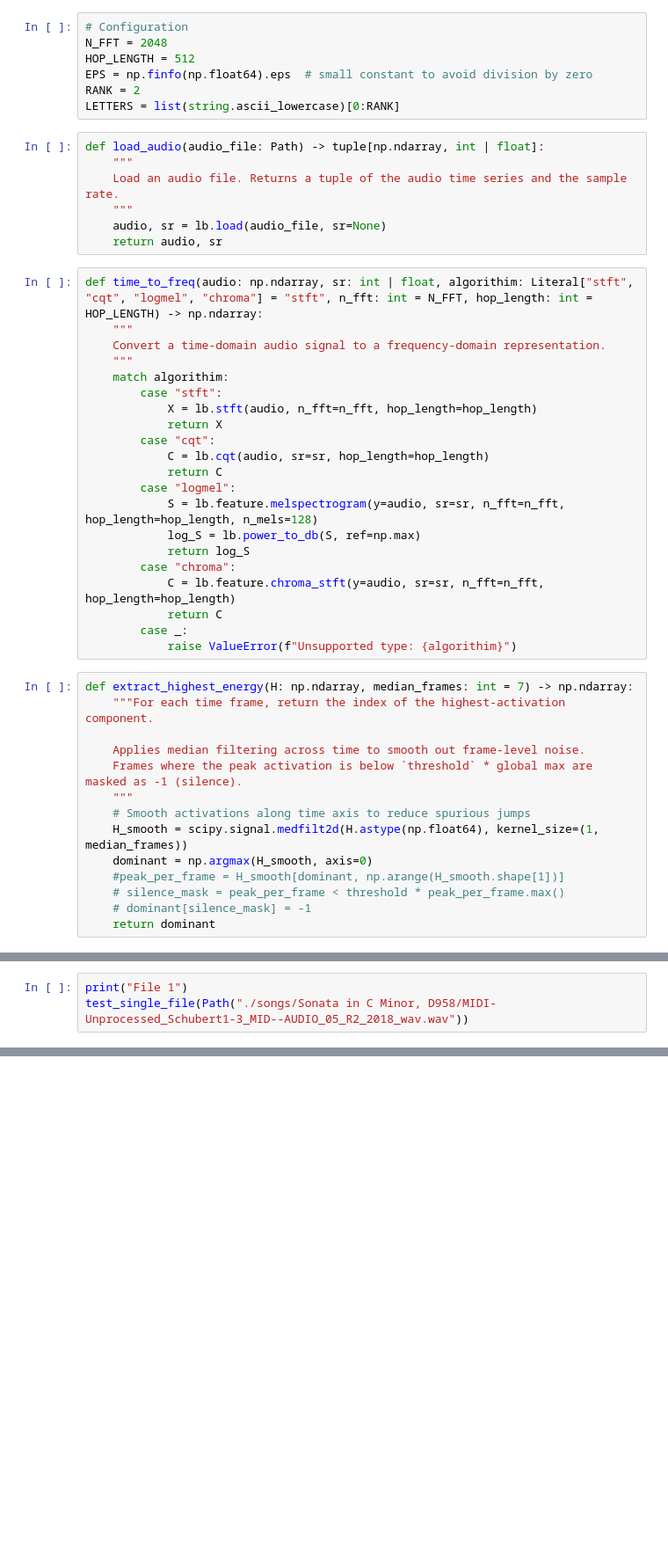
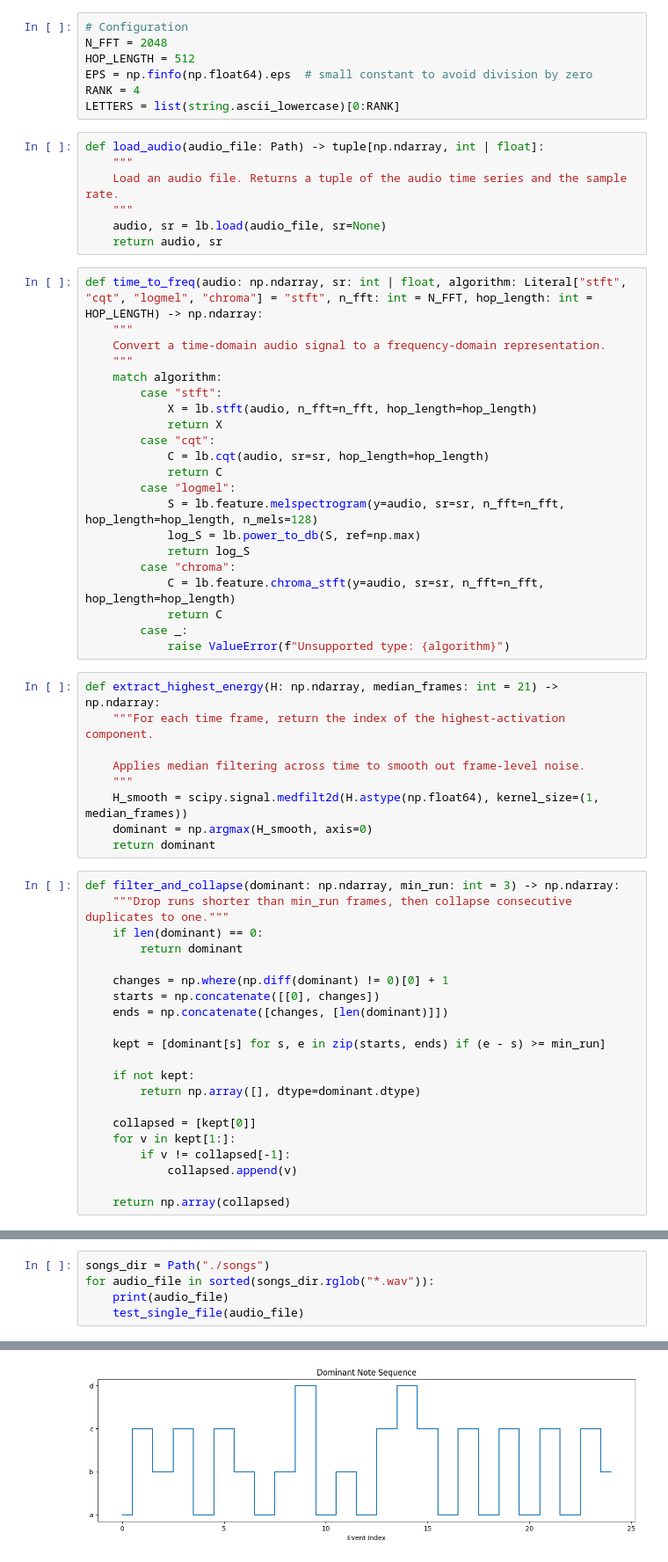
Before and after one commit to tlilygren/E207_final, a Jupyter notebook: E207_newFinal.ipynb, the cells around one changed output, grey strips where cells are left out. Shown at 88% size. Cells and saved outputs as stored; diff of their text form; blank space fills up the shorter version.

```diff
--- a/E207_newFinal.ipynb
+++ b/E207_newFinal.ipynb
@@ -30,7 +30,7 @@ from sklearn.decomposition import non_negative_factorization as NMF
 N_FFT = 2048
 HOP_LENGTH = 512
 EPS = np.finfo(np.float64).eps  # small constant to avoid division by zero
-RANK = 2
+RANK = 4
 LETTERS = list(string.ascii_lowercase)[0:RANK]
 # %%
 def load_audio(audio_file: Path) -> tuple[np.ndarray, int | float]:
@@ -40,11 +40,11 @@ def load_audio(audio_file: Path) -> tuple[np.ndarray, int | float]:
     audio, sr = lb.load(audio_file, sr=None)
     return audio, sr
 # %%
-def time_to_freq(audio: np.ndarray, sr: int | float, algorithim: Literal["stft", "cqt", "logmel", "chroma"] = "stft", n_fft: int = N_FFT, hop_length: int = HOP_LENGTH) -> np.ndarray:
+def time_to_freq(audio: np.ndarray, sr: int | float, algorithm: Literal["stft", "cqt", "logmel", "chroma"] = "stft", n_fft: int = N_FFT, hop_length: int = HOP_LENGTH) -> np.ndarray:
     """
     Convert a time-domain audio signal to a frequency-domain representation.
     """
-    match algorithim:
+    match algorithm:
         case "stft":
             X = lb.stft(audio, n_fft=n_fft, hop_length=hop_length)
             return X
@@ -59,19 +59,35 @@ def time_to_freq(audio: np.ndarray, sr: int | float, algorithim: Literal["stft",
             C = lb.feature.chroma_stft(y=audio, sr=sr, n_fft=n_fft, hop_length=hop_length)
             return C
         case _:
-            raise ValueError(f"Unsupported type: {algorithim}")
+            raise ValueError(f"Unsupported type: {algorithm}")
 # %%
-def extract_highest_energy(H: np.ndarray, median_frames: int = 7) -> np.ndarray:
+def extract_highest_energy(H: np.ndarray, median_frames: int = 21) -> np.ndarray:
     """For each time frame, return the index of the highest-activation component.
 
     Applies median filtering across time to smooth out frame-level noise.
-    Frames where the peak activation is below `threshold` * global max are masked as -1 (silence).
     """
-    # Smooth activations along time axis to reduce spurious jumps
     H_smooth = scipy.signal.medfilt2d(H.astype(np.float64), kernel_size=(1, median_frames))
     dominant = np.argmax(H_smooth, axis=0)
-    #peak_per_frame = H_smooth[dominant, np.arange(H_smooth.shape[1])]
-    # silence_mask = peak_per_frame < threshold * peak_per_frame.max()
-    # dominant[silence_mask] = -1
     return dominant
+# %%
+def filter_and_collapse(dominant: np.ndarray, min_run: int = 3) -> np.ndarray:
+    """Drop runs shorter than min_run frames, then collapse consecutive duplicates to one."""
+    if len(dominant) == 0:
+        return dominant
+
+    changes = np.where(np.diff(dominant) != 0)[0] + 1
+    starts = np.concatenate([[0], changes])
+    ends = np.concatenate([changes, [len(dominant)]])
+
+    kept = [dominant[s] for s, e in zip(starts, ends) if (e - s) >= min_run]
+
+    if not kept:
+        return np.array([], dtype=dominant.dtype)
+
+    collapsed = [kept[0]]
+    for v in kept[1:]:
+        if v != collapsed[-1]:
+            collapsed.append(v)
+
+    return np.array(collapsed)
 # %%
@@ -115,4 +120,6 @@ def test_single_file(audio_file: Path, n_components=RANK) -> None:
 # %%
-print("File 1")
-test_single_file(Path("./songs/Sonata in C Minor, D958/MIDI-Unprocessed_Schubert1-3_MID--AUDIO_05_R2_2018_wav.wav"))
+songs_dir = Path("./songs")
+for audio_file in sorted(songs_dir.rglob("*.wav")):
+    print(audio_file)
+    test_single_file(audio_file)
 # %% [output]
@@ -119,0 +127 @@ File 1
+[figure, added]
```
Also changed, not shown: parts of 3 cells of this notebook.
